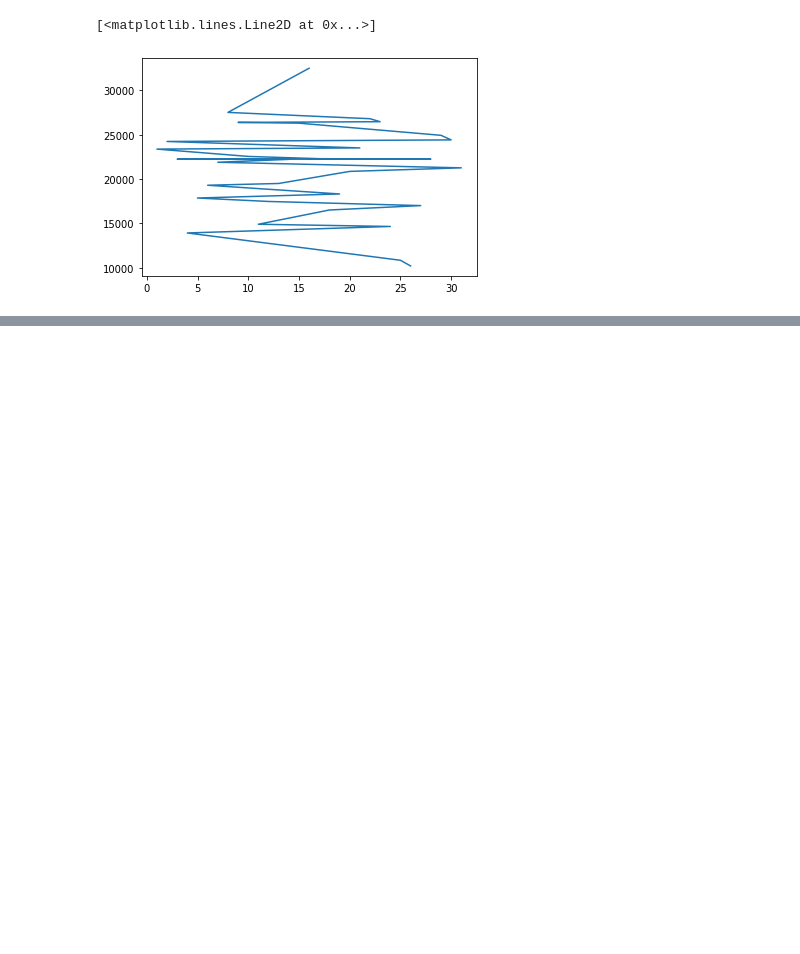
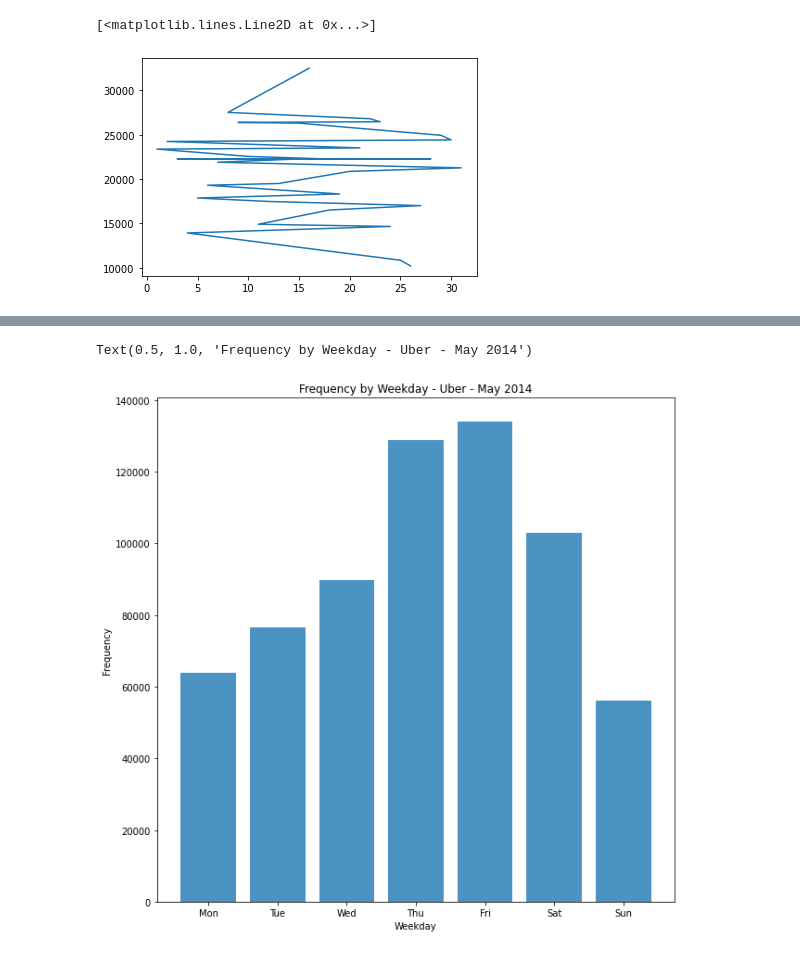
Before and after one commit to atalbi99/Data-Analysis-of-Uber-NYC, a Jupyter notebook: Uber-Data-Analysis .ipynb, the cells around one changed output, grey strips where cells are left out. Saved outputs shown, nothing was run; the diff lists cells and outputs as text; code cells hidden in the pictures; blank space fills up the shorter version.

```diff
--- a/Uber-Data-Analysis .ipynb
+++ b/Uber-Data-Analysis .ipynb
@@ -125,0 +135,10 @@ ValueError: shape mismatch: objects cannot be broadcast to a single shape
+# %%
+plt.figure(figsize=(10, 10))
+plt.hist(data.Weekday, bins=7, range =(-.5,6.5), rwidth=.8, alpha=.8)
+plt.xticks(range(7), 'Mon Tue Wed Thu Fri Sat Sun'.split())
+plt.xlabel('Weekday')
+plt.ylabel('Frequency')
+plt.title('Frequency by Weekday - Uber - May 2014')
+# %% [output]
+Text(0.5, 1.0, 'Frequency by Weekday - Uber - May 2014')
+[figure, added]
```
Also changed, not shown: parts of 7 cells of this notebook.
